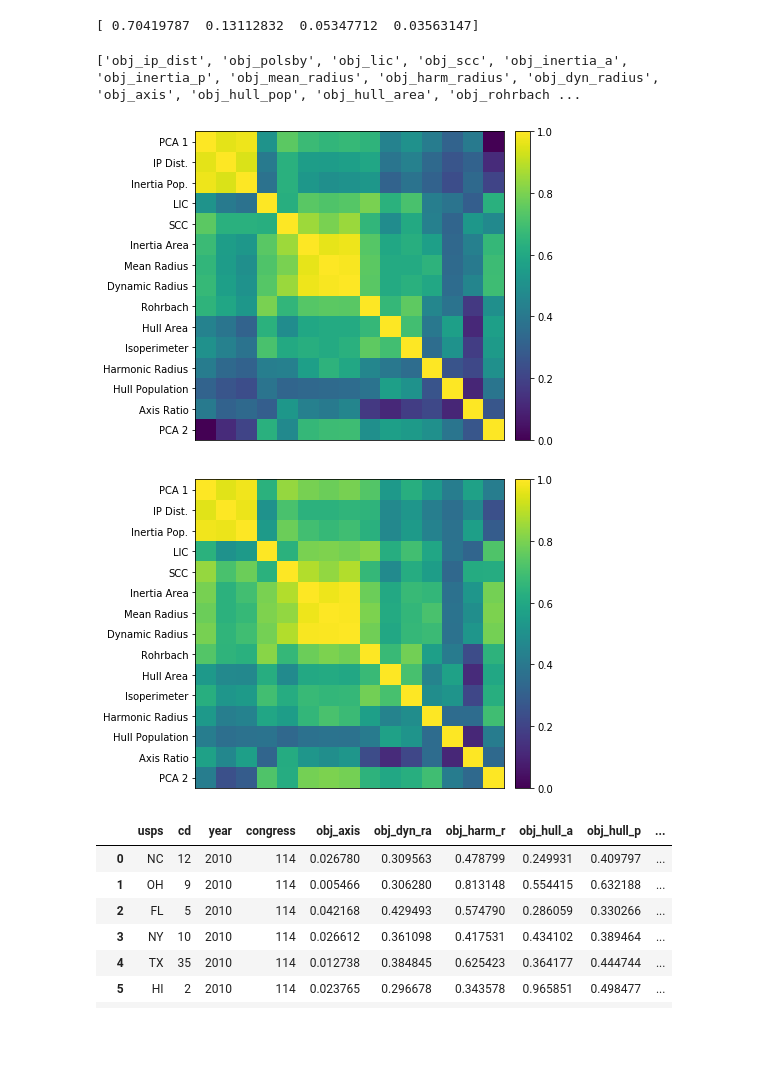
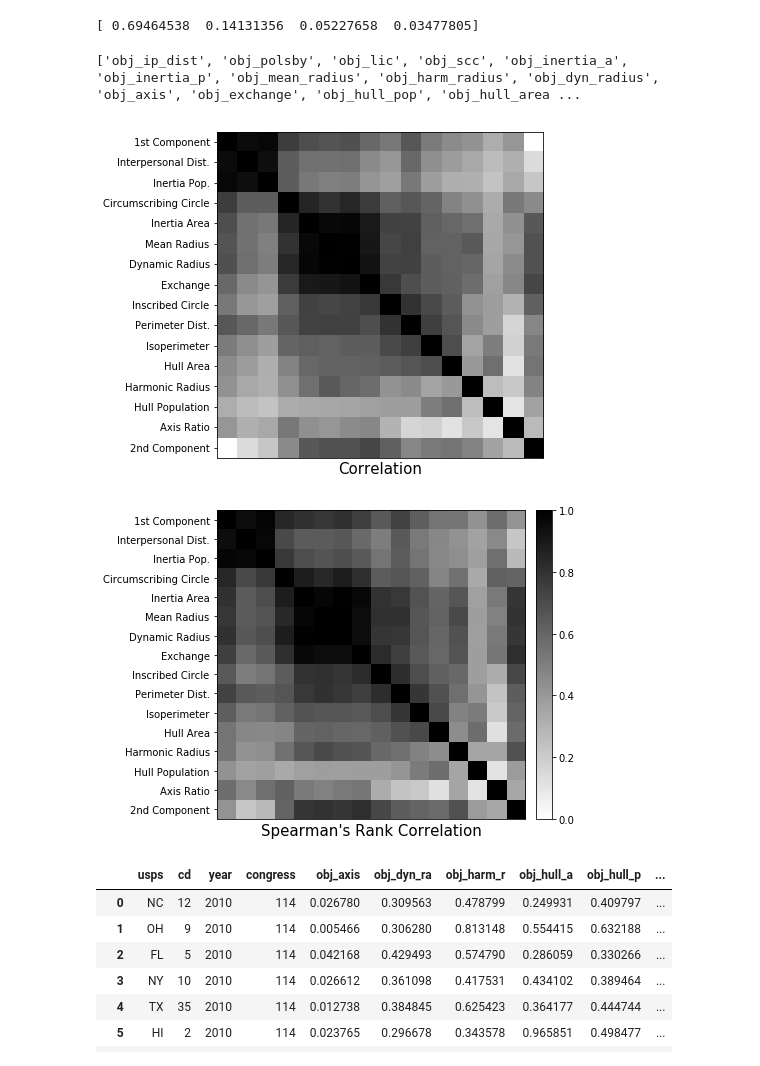
Before and after one commit to JamesSaxon/dist_analysis, a Jupyter notebook: historic_interp.ipynb, the cells around one changed output. Cells and saved outputs as stored; diff of their text form; code cells hidden in the pictures; blank space fills up the shorter version.

Commit message:
historic updated with exchange

```diff
--- a/historic_interp.ipynb
+++ b/historic_interp.ipynb
@@ -16,9 +18,14 @@ c = pd.read_csv("decennial_compactness.csv")
+# %%
+c = pd.read_csv("decennial_compactness.csv",
+                usecols = ['obj_ip_dist', 'obj_inertia_p', 'obj_lic', 'obj_scc', 'obj_inertia_a',
+                           'obj_mean_radius', 'obj_dyn_radius', "obj_exchange", 'obj_rohrbach',
+                           'obj_hull_area', 'obj_polsby', 'obj_harm_radius', 'obj_hull_pop', 'obj_axis'])
 # %%
 pca = PCA(n_components = 0.9, svd_solver = "full")
 pca.fit(c.filter(regex = "^obj"))
 print(pca.explained_variance_ratio_)
 # %% [output]
-[ 0.70419787  0.13112832  0.05347712  0.03563147]
+[ 0.69464538  0.14131356  0.05227658  0.03477805]
 # %%
 pca = PCA(n_components = 2)
 pca.fit(c.filter(regex = "^obj"))
@@ -28,53 +35,60 @@ c['obj_pca2'] = pca.transform(c[cols])[:,1]
 # %%
 print(list(c.filter(regex = "^obj").columns))
 # %% [output]
-['obj_ip_dist', 'obj_polsby', 'obj_lic', 'obj_scc', 'obj_inertia_a', 'obj_inertia_p', 'obj_mean_radius', 'obj_harm_radius', 'obj_dyn_radius', 'obj_axis', 'obj_hull_pop', 'obj_hull_area', 'obj_rohrbach ...
+['obj_ip_dist', 'obj_polsby', 'obj_lic', 'obj_scc', 'obj_inertia_a', 'obj_inertia_p', 'obj_mean_radius', 'obj_harm_radius', 'obj_dyn_radius', 'obj_axis', 'obj_exchange', 'obj_hull_pop', 'obj_hull_area ...
 # %%
-cols = ['obj_pca1', 'obj_ip_dist', 'obj_inertia_p', 'obj_lic', 'obj_scc', 'obj_inertia_a', 'obj_mean_radius',
-        'obj_dyn_radius', 'obj_rohrbach', 'obj_hull_area', 'obj_polsby', 'obj_harm_radius', 'obj_hull_pop', 'obj_axis',
-        'obj_pca2']
+cols = ['obj_pca1', 'obj_ip_dist', 'obj_inertia_p', 'obj_scc', 'obj_inertia_a', 'obj_mean_radius',
+        'obj_dyn_radius', "obj_exchange", 'obj_lic', 'obj_rohrbach', 'obj_polsby', 'obj_hull_area', 'obj_harm_radius', 'obj_hull_pop',
+        'obj_axis', 'obj_pca2']
 
-names = ['PCA 1', "IP Dist.", "Inertia Pop.", "LIC", "SCC", "Inertia Area", "Mean Radius",
-         'Dynamic Radius', "Rohrbach", "Hull Area", "Isoperimeter", "Harmonic Radius", "Hull Population",
-         "Axis Ratio", "PCA 2"]
+names = ["1st Component", "Interpersonal Dist.", "Inertia Pop.", "Circumscribing Circle", "Inertia Area", "Mean Radius",
+         'Dynamic Radius', "Exchange", "Inscribed Circle", "Perimeter Dist.", "Isoperimeter", "Hull Area", "Harmonic Radius", "Hull Population",
+         "Axis Ratio", "2nd Component"]
 
 correlations = c[cols].corr()
 
 fig = plt.figure(figsize=(6, 6))
 ax = fig.add_subplot(111)
-cax = ax.matshow(np.abs(correlations), vmin=0, vmax=1)
+
+cax = ax.matshow(np.abs(correlations), vmin=0, vmax=1, cmap = "gray_r")
 
 divider = make_axes_locatable(ax)
-caxd = divider.append_axes("right", size="5%", pad=0.15)
-fig.colorbar(cax, cax=caxd)
+# caxd = divider.append_axes("right", size="5%", pad=0.15)
+# fig.colorbar(cax, cax=caxd)
 
 ticks = np.arange(0,len(cols),1)
+ax.set_xlabel("Correlation", size = 15)
 ax.set_xticks([])
 ax.set_yticks(ticks)
 ax.set_xticklabels(names)
 ax.set_yticklabels(names)
 plt.show()
+
+ax.get_figure().savefig("historic_correlation.pdf", bbox_inches='tight', pad_inches=0.1)
 # %% [output]
-[figure, old version]
+[figure, new version]
 # %%
 spcorr = c[cols].corr(method = "spearman")
 
 fig = plt.figure(figsize=(6, 6))
 ax = fig.add_subplot(111)
-cax = ax.matshow(np.abs(spcorr), vmin=0, vmax=1)
+cax = ax.matshow(np.abs(spcorr), vmin=0, vmax=1, cmap = "gray_r")
 
 divider = make_axes_locatable(ax)
 caxd = divider.append_axes("right", size="5%", pad=0.15)
 fig.colorbar(cax, cax=caxd)
 
 ticks = np.arange(0,len(cols),1)
+ax.set_xlabel("Spearman's Rank Correlation", size = 15)
 ax.set_xticks([])
 ax.set_yticks(ticks)
 ax.set_xticklabels(cols)
 ax.set_yticklabels(names)
 plt.show()
+
+ax.get_figure().savefig("historic_spearmans.pdf", bbox_inches='tight', pad_inches=0.1)
 # %% [output]
-[figure, old version]
+[figure, new version]
 # %%
 c = gpd.read_file("decennial_compactness.shp")
 
```
Also changed, not shown: parts of 3 cells of this notebook, 1 other file.
